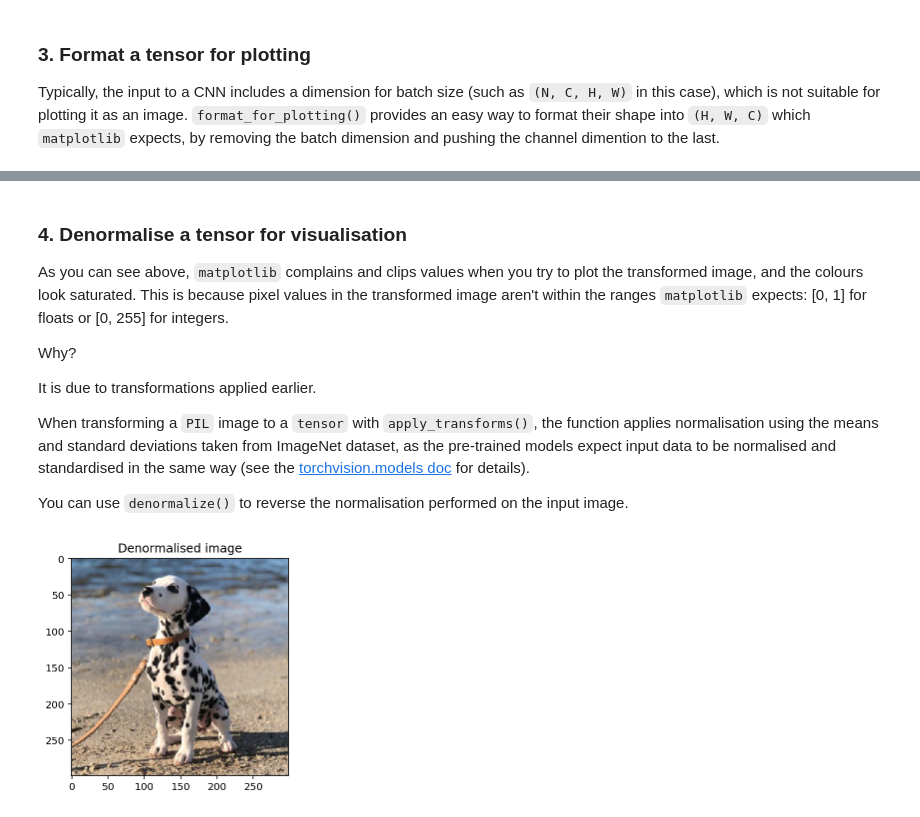
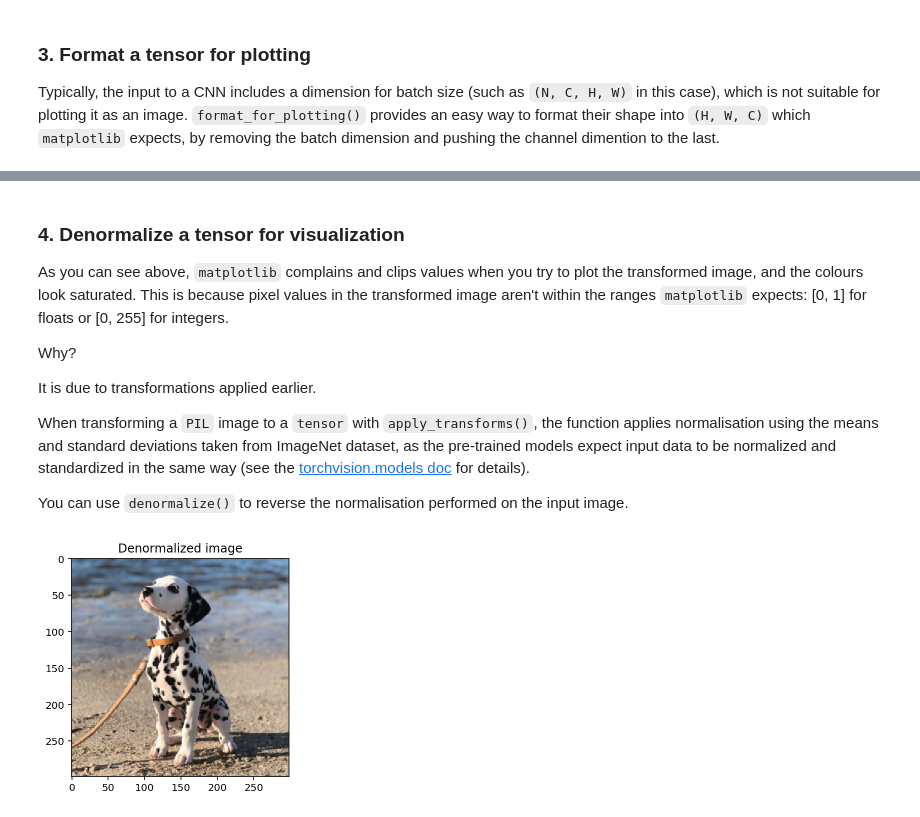
Before and after one commit to MisaOgura/flashtorch, a Jupyter notebook: examples/image_handling.ipynb, the cells around one changed output, grey strips where cells are left out. Drawn from its saved outputs; the diff is of its cells as text; code cells hidden in the pictures.

```diff
--- a/examples/image_handling.ipynb
+++ b/examples/image_handling.ipynb
@@ -60,5 +60,5 @@ Clipping input data to the valid range for imshow with RGB data ([0..1] for floa
 # %% [markdown]
-### 4. Denormalise a tensor for visualisation
+### 4. Denormalize a tensor for visualization
 
 As you can see above, `matplotlib` complains and clips values when you try to plot the transformed image, and the colours look saturated. This is because pixel values in the transformed image aren't within the ranges `matplotlib` expects: [0, 1] for floats or [0, 255] for integers.
 
@@ -66,13 +66,13 @@ Why?
 
 It is due to transformations applied earlier.
 
-When transforming a `PIL` image to a `tensor` with `apply_transforms()`, the function applies normalisation using the means and standard deviations taken from ImageNet dataset, as the pre-trained models expect input data to be normalised and standardised in the same way (see the [torchvision.models doc](https://pytorch.org/docs/stable/torchvision/models.html#torchvision-models) for details).
+When transforming a `PIL` image to a `tensor` with `apply_transforms()`, the function applies normalisation using the means and standard deviations taken from ImageNet dataset, as the pre-trained models expect input data to be normalized and standardized in the same way (see the [torchvision.models doc](https://pytorch.org/docs/stable/torchvision/models.html#torchvision-models) for details).
 
 You can use `denormalize()` to reverse the normalisation performed on the input image.
 # %%
 denormalized = denormalize(input_image)
 
 plt.imshow(format_for_plotting(denormalized))
-plt.title('Denormalised image');
+plt.title('Denormalized image');
 # %% [output]
-[figure, old version]
+[figure, new version]
```
Also changed, not shown: parts of 3 cells of this notebook, 16 other files.
